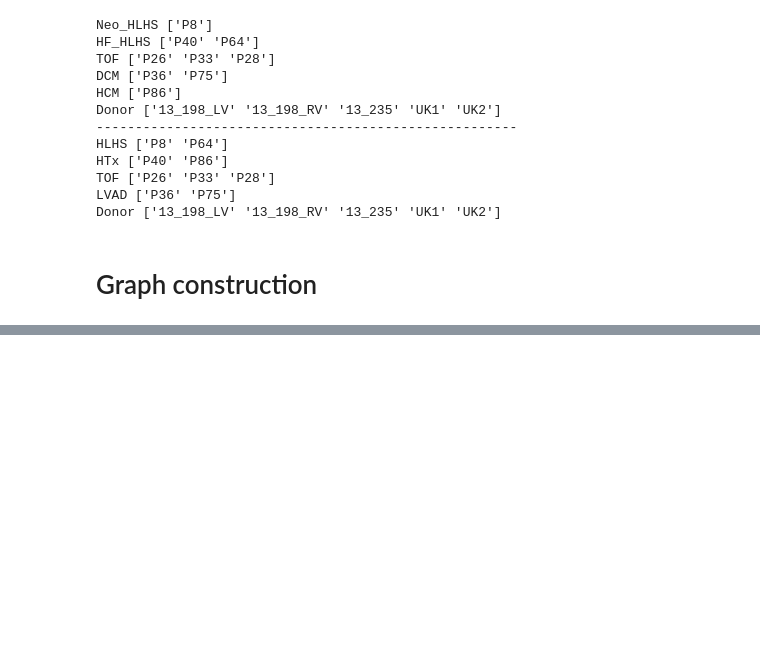
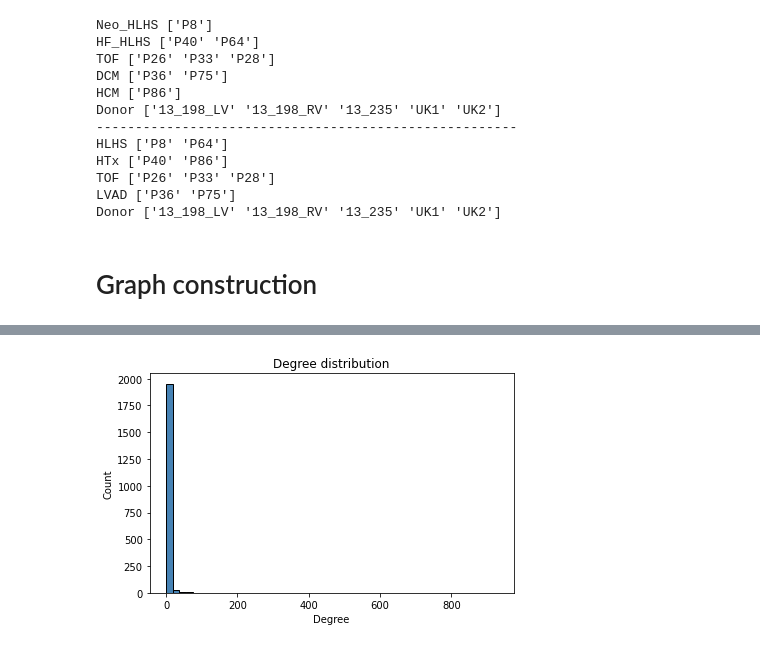
Before and after one commit to BRL-BCM/CTD, a Jupyter notebook: notebooks/CTD-GBA-CHD.ipynb, the cells around one changed output, grey strips where cells are left out. Saved outputs shown, nothing was run; the diff lists cells and outputs as text; code cells hidden in the pictures; blank space fills up the shorter version.

```diff
--- a/notebooks/CTD-GBA-CHD.ipynb
+++ b/notebooks/CTD-GBA-CHD.ipynb
@@ -349,0 +555,83 @@ set(adata.X[1,:].A[0])
+# %%
+import networkx as nx
+import matplotlib.pyplot as plt
+import numpy as np
+import pandas as pd
+import umap.umap_ as umap
+
+def graph_stats_and_visualize(adj_df, edge_threshold=0.05, max_edges=5000, subgraph_size=200, use_umap=True):
+    """
+    Build a graph from an adjacency matrix and show statistics + visualizations.
+    Optimized to avoid memory crashes on ~2000 nodes.
+    """
+
+    print("📌 Building graph from adjacency matrix...")
+
+    # --- Convert adjacency to graph (sparse) ---
+    A = adj_df.values.copy()
+    np.fill_diagonal(A, 0)  # remove self-loops
+    edges = np.where(A > edge_threshold)
+
+    G = nx.Graph()
+    G.add_nodes_from(adj_df.index)
+
+    # Add edges with weights
+    edge_list = list(zip(adj_df.index[edges[0]], adj_df.index[edges[1]], A[edges]))
+    if len(edge_list) > max_edges:
+        print(f"⚠️ Graph too dense: {len(edge_list)} edges. Keeping top {max_edges}.")
+        edge_list = sorted(edge_list, key=lambda x: x[2], reverse=True)[:max_edges]
+    G.add_weighted_edges_from(edge_list)
+
+    # --- Graph statistics ---
+    degrees = dict(G.degree())
+    print("📊 Graph Statistics:")
+    print(f"   Nodes: {G.number_of_nodes()}")
+    print(f"   Edges: {G.number_of_edges()}")
+    print(f"   Avg degree: {np.mean(list(degrees.values())):.2f}")
+    print(f"   Max degree: {np.max(list(degrees.values()))}")
+    print(f"   Connected components: {nx.number_connected_components(G)}")
+
+    # --- Degree distribution ---
+    plt.figure(figsize=(6,4))
+    plt.hist(list(degrees.values()), bins=50, color="steelblue", edgecolor="k")
+    plt.title("Degree distribution")
+    plt.xlabel("Degree")
+    plt.ylabel("Count")
+    plt.tight_layout()
+    plt.show()
+
+    # --- Subgraph for visualization ---
+    if subgraph_size < len(G):
+        sub_nodes = np.random.choice(list(G.nodes), size=subgraph_size, replace=False)
+        H = G.subgraph(sub_nodes).copy()
+    else:
+        H = G.copy()
+
+    print(f"➡️ Visualizing subgraph with {len(H)} nodes and {H.number_of_edges()} edges")
+
+    # --- Lightweight spectral layout ---
+    pos_spec = nx.spectral_layout(H, dim=10)  # 10D embedding from Laplacian
+    coords = np.array([pos_spec[n] for n in H.nodes()])
+
+    if use_umap:
+        print("➡️ Running UMAP on spectral coords...")
+        reducer = umap.UMAP(n_components=2, random_state=42)
+        coords_2d = reducer.fit_transform(coords)
+    else:
+        coords_2d = coords[:, :2]
+
+    # --- Visualization ---
+    plt.figure(figsize=(8,8))
+    nx.draw_networkx_nodes(H, pos={n: coords_2d[i] for i, n in enumerate(H.nodes())},
+                           node_size=30, node_color="lightcoral", alpha=0.8)
+    nx.draw_networkx_edges(H, pos={n: coords_2d[i] for i, n in enumerate(H.nodes())},
+                           alpha=0.05, width=0.5)
+    plt.title(f"Graph embedding visualization ({len(H)} nodes)")
+    plt.axis("off")
+    plt.show()
+
+    return G
+
+# Example run
+G = graph_stats_and_visualize(diff_df, edge_threshold=0.1, max_edges=10000, subgraph_size=1000)
+# %% [output]
@@ -349,0 +646 @@ set(adata.X[1,:].A[0])
+[figure, added]
```
Also changed, not shown: parts of 23 cells of this notebook.
